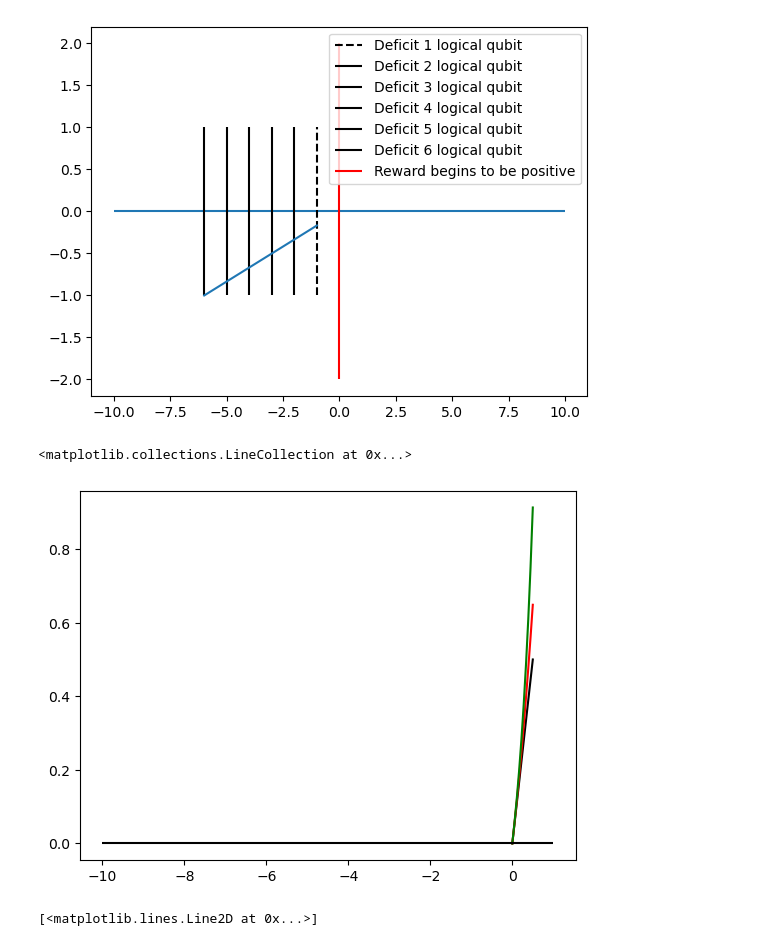
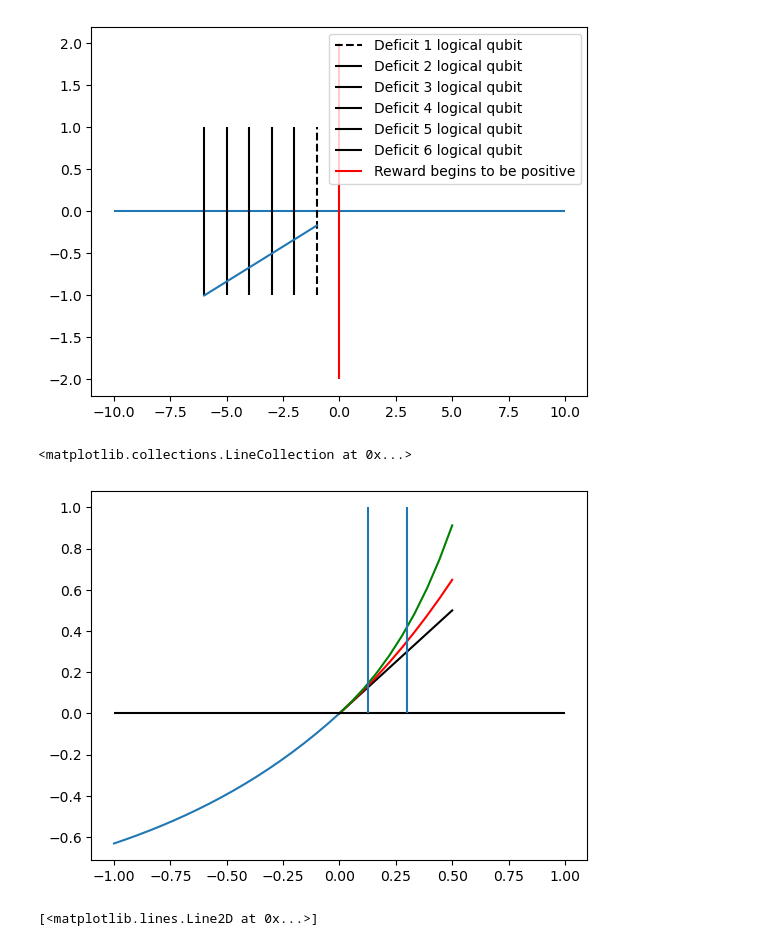
Before and after one commit to Omer-Sella/qecc, a Jupyter notebook: postProcessing/rewardInvestigation.ipynb, the cells around one changed output. Drawn from its saved outputs; the diff is of its cells as text; code cells hidden in the pictures.

```diff
--- a/postProcessing/rewardInvestigation.ipynb
+++ b/postProcessing/rewardInvestigation.ipynb
@@ -28,19 +28,21 @@ ax.legend()
 <matplotlib.legend.Legend at 0x...>
 [figure]
 # %%
-logicalQubits = np.linspace(-10,0,20)
+logicalQubits = np.linspace(-1,0,20)
 reward = np.linspace(0,0.5,10)
-#y = np.exp(logicalQubits) -1
+y = np.exp(logicalQubits) -1
 fig, ax = plt.subplots()
 ax.plot(logicalQubits ,y)
 ax.plot(reward, reward, color = "black")
 ax.plot(reward, np.exp(reward) - 1, color = "red")
 ax.plot(reward, np.exp(np.exp(reward) - 1)-1, color="green")
 ax.plot()
-ax.hlines(0,-10,1, colors="black")
+ax.hlines(0,-1,1, colors="black")
+ax.vlines(0.125, 0, 1)
+ax.vlines(0.3, 0 , 1)
 # %% [output]
 <matplotlib.collections.LineCollection at 0x...>
-[figure, old version]
+[figure, new version]
 # %%
 # Omer: Do not repurpose the following code, it's meant to check that BpOsdDecoder behaves correctly if the error probability changes
 
```
Also changed, not shown: parts of 2 cells of this notebook, 5 other files.
